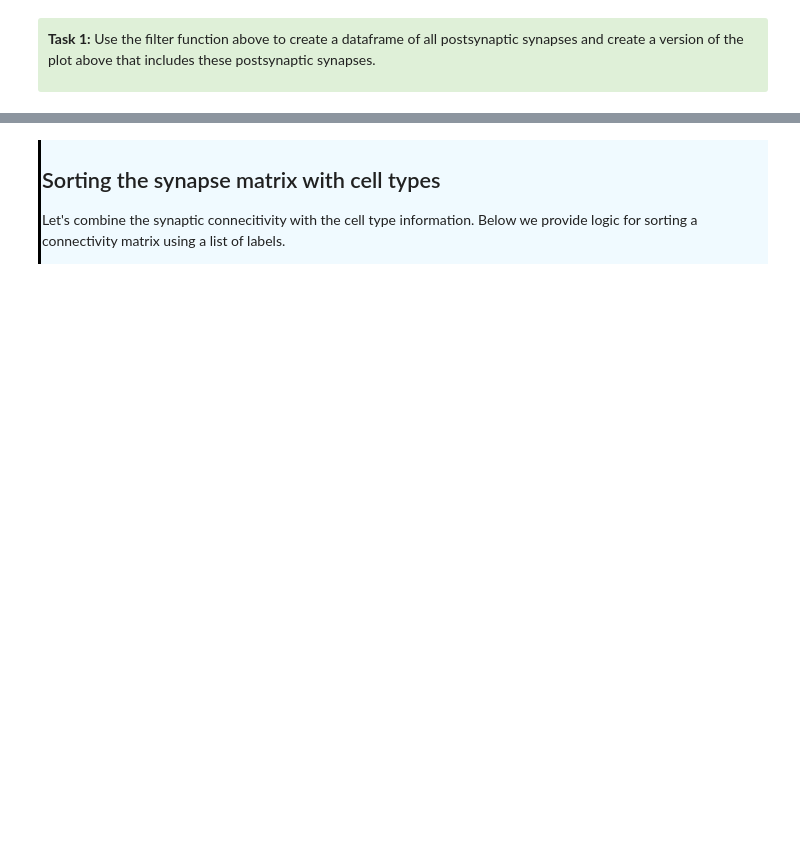
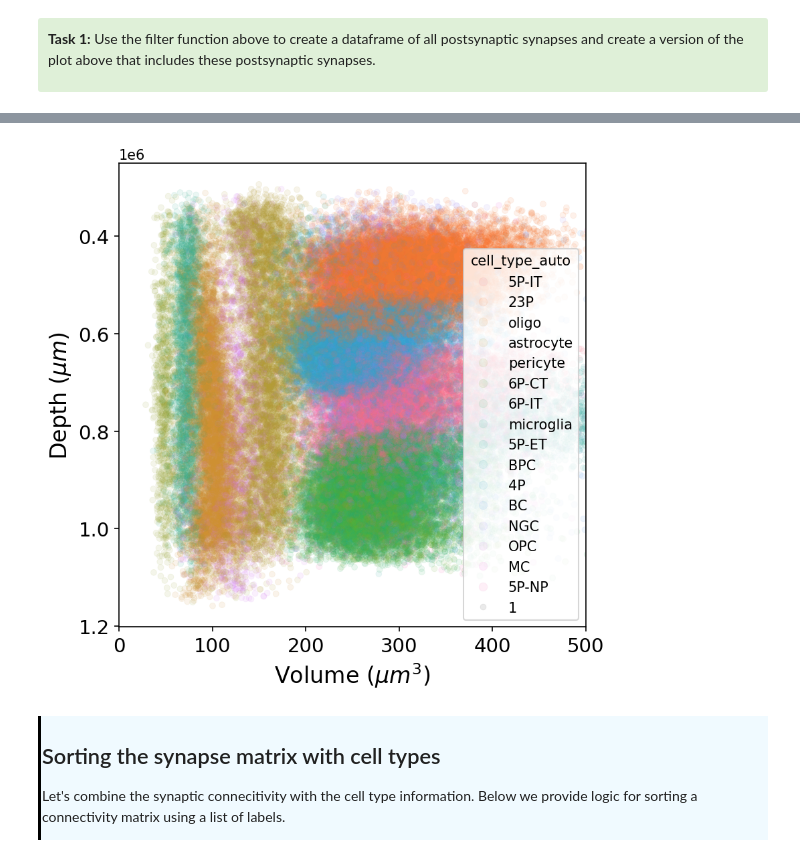
Before and after one commit to sdorkenw/MICrONS_workshop_CNC_forum, a Jupyter notebook: tutorials/MICrONS_data_access.ipynb, the cells around one changed output, grey strips where cells are left out. Saved outputs shown, nothing was run; the diff lists cells and outputs as text; code cells hidden in the pictures; blank space fills up the shorter version.

```diff
--- a/tutorials/MICrONS_data_access.ipynb
+++ b/tutorials/MICrONS_data_access.ipynb
@@ -292,3 +399,15 @@ plt.show()
+# %%
+fig, ax = plt.subplots(figsize=(6, 6), dpi=150)
+ax.tick_params(labelsize=14)
+sns.scatterplot(data=cell_df, x="volume", y="pt_position_y", size=1, edgecolor=None, alpha=.1, color="k", ax=ax,
+                legend=True, hue="cell_type_auto")
+ax.invert_yaxis()
+ax.set_xlabel("Volume ($\mu m^3$)", fontsize=16)
+ax.set_ylabel("Depth ($\mu m$)", fontsize=16)
+ax.set_xlim(0, 500)
+plt.show()
+# %% [output]
+[figure, added]
 # %% [markdown]
 <div style="border-left: 3px solid #000; padding: 1px; padding-left: 10px; background: #F0FAFF; ">
 
```
Also changed, not shown: parts of 22 cells of this notebook, 1 other file.
